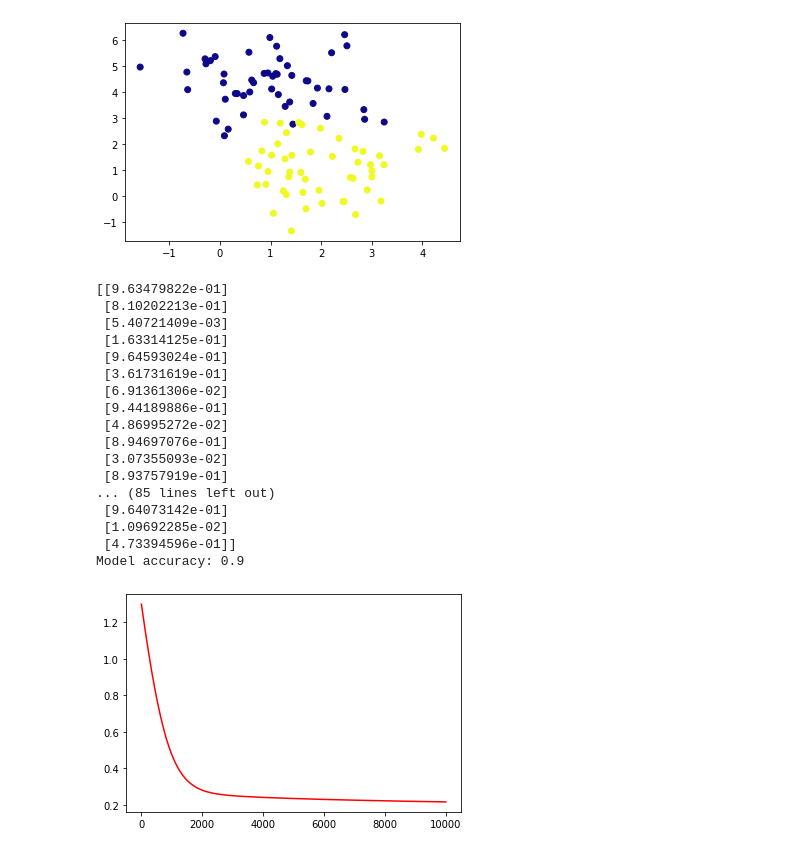
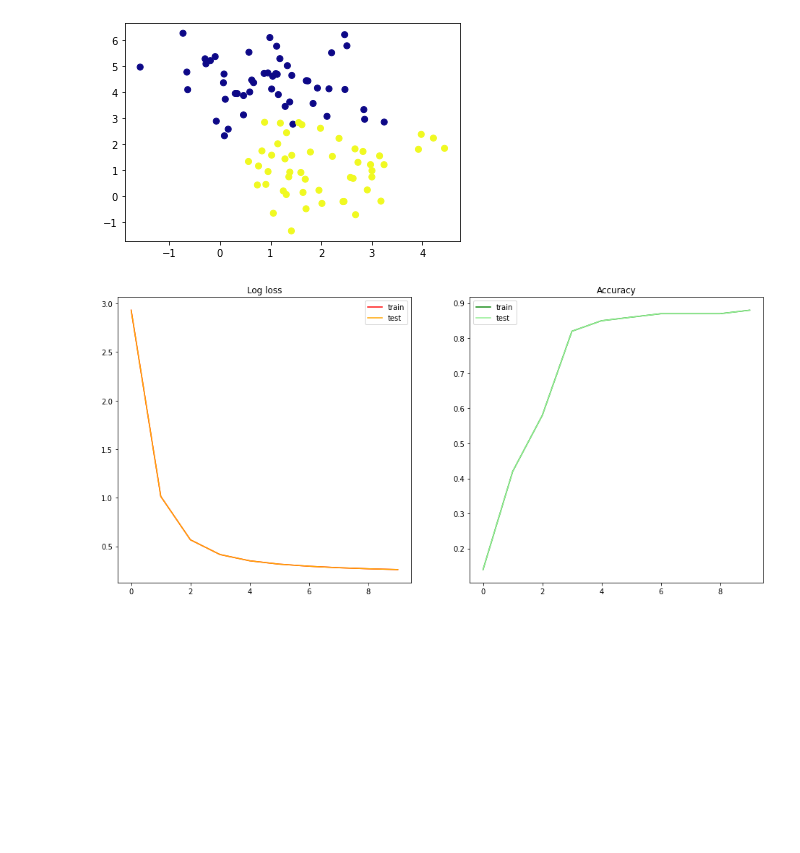
Before and after one commit to alexandre-pinon/deep-learning-learning, a Jupyter notebook: perceptron.ipynb, the cells around one changed output. Drawn from its saved outputs; the diff is of its cells as text; code cells hidden in the pictures; blank space fills up the shorter version.

```diff
--- a/perceptron.ipynb
+++ b/perceptron.ipynb
@@ -29,7 +31,8 @@ def model(X, W, b):
 # %%
 def log_loss(A, y):
     m = y.shape[0]
-    return -(1 / m) * np.sum(y * np.log(A) + (1 - y) * np.log(1 - A))
+    epsilon = 1e-15
+    return -(1 / m) * np.sum(y * np.log(A + epsilon) + (1 - y) * np.log(1 - A + epsilon))
 # %%
 def gradients(A, X, y):
     m = y.shape[0]
@@ -68,24 +53,46 @@ def perceptron(X, y, learning_rate: int = 0.001, n_iter: int = 10000):
+# %%
+def perceptron(X_train, y_train, X_test, y_test, learning_rate: int = 0.1, n_iter: int = 100):
+    W, b = init(X_train)
+
+    train_loss = []
+    train_acc = []
+    test_loss = []
+    test_acc = []
+
+    for i in tqdm(range(n_iter)):
+        A = model(X_train, W, b)
+
+        if i % 10 == 0:
+            train_loss.append(log_loss(A, y_train))
+            y_pred = predict(X_train, W, b)
+            train_acc.append(accuracy_score(y_train, y_pred))
+
+            A_test = model(X_test, W, b)
+            test_loss.append(log_loss(A_test, y_test))
+            y_pred = predict(X_test, W, b)
+            test_acc.append(accuracy_score(y_test, y_pred))
+
+        dW, db = gradients(A, X_train, y_train)
+        W, b = update(dW, db, W, b, learning_rate)
+
+    plt.figure(figsize=(16, 16))
+    plt.subplot(2, 2, 1)
+    plt.title('Log loss')
+    plt.plot(train_loss, c='r', label='train')
+    plt.plot(test_loss, c='orange', label='test')
+    plt.legend()
+    plt.subplot(2, 2, 2)
+    plt.title('Accuracy')
+    plt.plot(train_acc, c='g', label='train')
+    plt.plot(test_acc, c='lightgreen', label='test')
+    plt.legend()
+    plt.show()
+
+    return W, b
 # %%
-W, b = perceptron(X, y)
+W, b = perceptron(X, y, X, y)
 # %% [output]
-[[9.63479822e-01]
- [8.10202213e-01]
- [5.40721409e-03]
- [1.63314125e-01]
- [9.64593024e-01]
- [3.61731619e-01]
- [6.91361306e-02]
- [9.44189886e-01]
- [4.86995272e-02]
- [8.94697076e-01]
- [3.07355093e-02]
- [8.93757919e-01]
-... (85 lines left out)
- [9.64073142e-01]
- [1.09692285e-02]
- [4.73394596e-01]]
-Model accuracy: 0.9
-[figure, old version]
+[figure, new version]
 # %%
 new_plant = np.array([2, 1])
 
```
Also changed, not shown: parts of 19 cells of this notebook, 3 other files.
